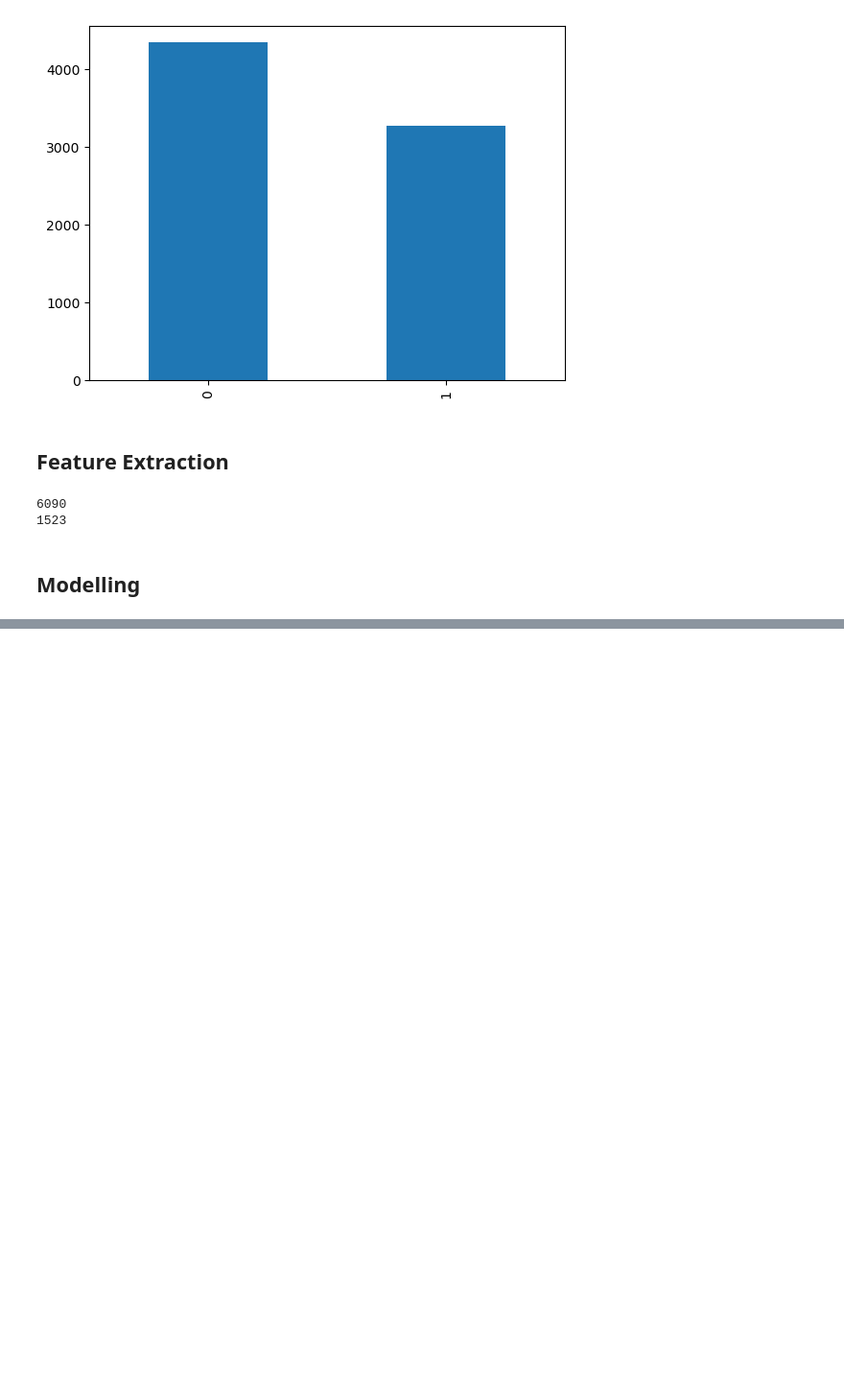
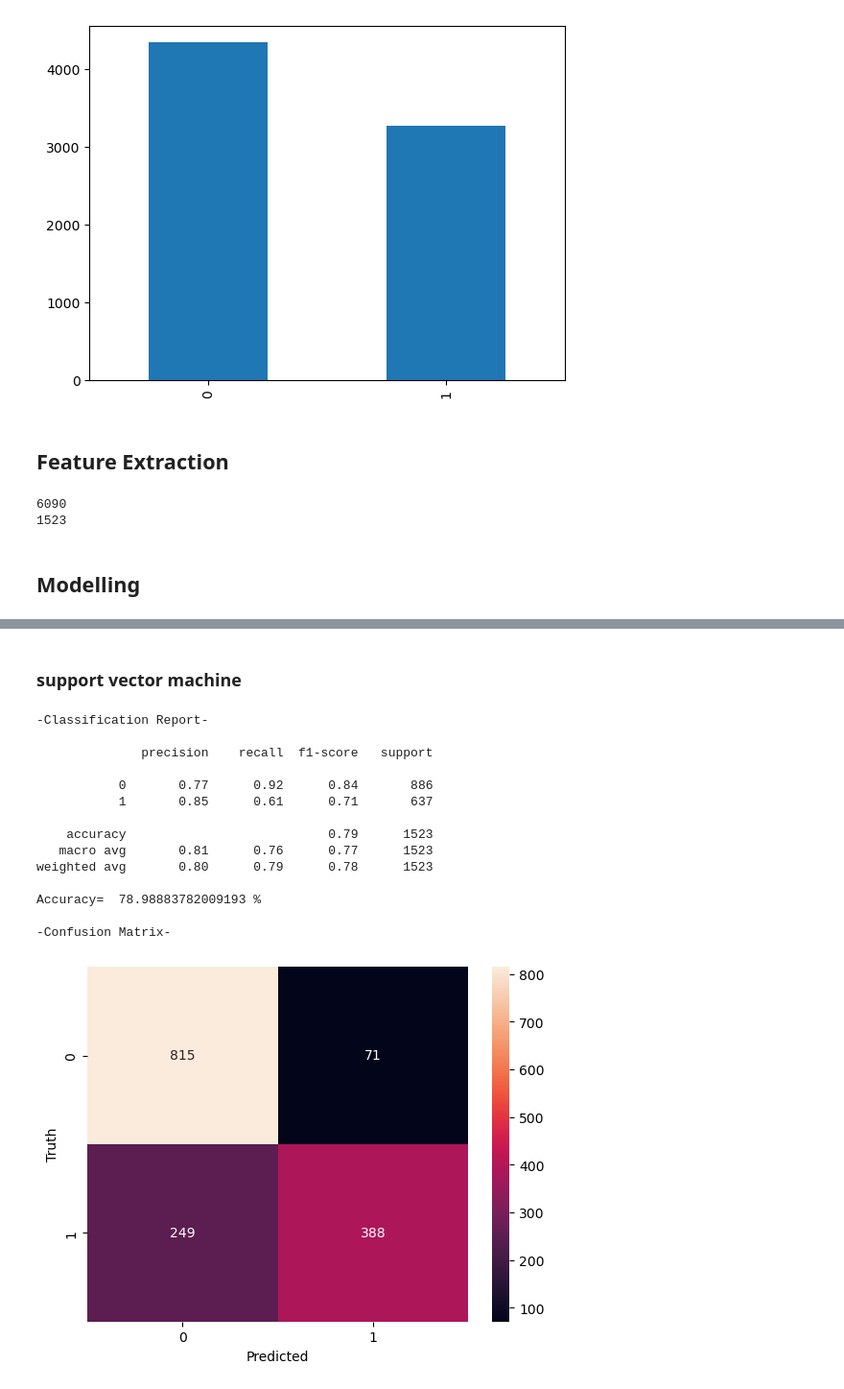
Before and after one commit to Naftal-Rainer/Natural-Language-Processing-with-Disaster-Tweets, a Jupyter notebook: notebooks/nlp_tweets.ipynb, the cells around one changed output, grey strips where cells are left out. Shown: that part at 96% size. Saved outputs shown, nothing was run; the diff lists cells and outputs as text; code cells hidden in the pictures; blank space fills up the shorter version.

```diff
--- a/notebooks/nlp_tweets.ipynb
+++ b/notebooks/nlp_tweets.ipynb
@@ -205,0 +268,23 @@ print(len(y_test))
+# %% [markdown]
+### support vector machine
+# %%
+from sklearn.svm import SVC
+
+SVM = SVC(kernel = 'rbf', random_state = 0)
+classification(SVM, X, y)
+# %% [output]
+-Classification Report-
+
+              precision    recall  f1-score   support
+
+           0       0.77      0.92      0.84       886
+           1       0.85      0.61      0.71       637
+
+    accuracy                           0.79      1523
+   macro avg       0.81      0.76      0.77      1523
+weighted avg       0.80      0.79      0.78      1523
+
+Accuracy=  78.98883782009193 %
+
+-Confusion Matrix-
+[figure, added]
```
Also changed, not shown: parts of 9 cells of this notebook.
